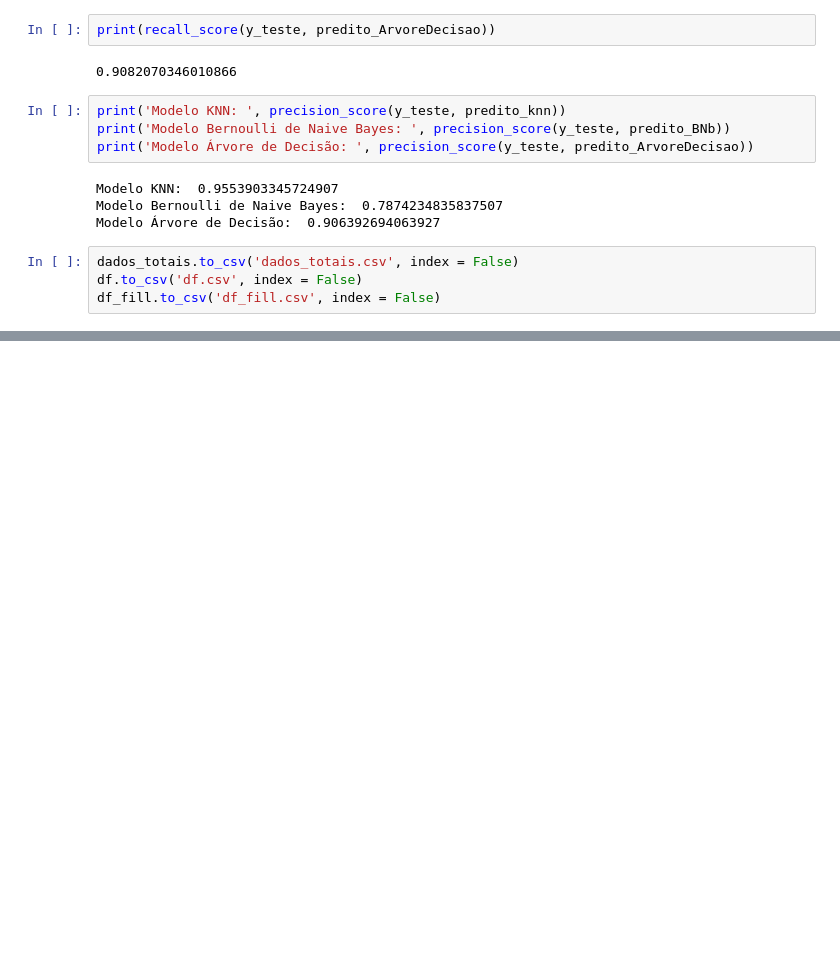
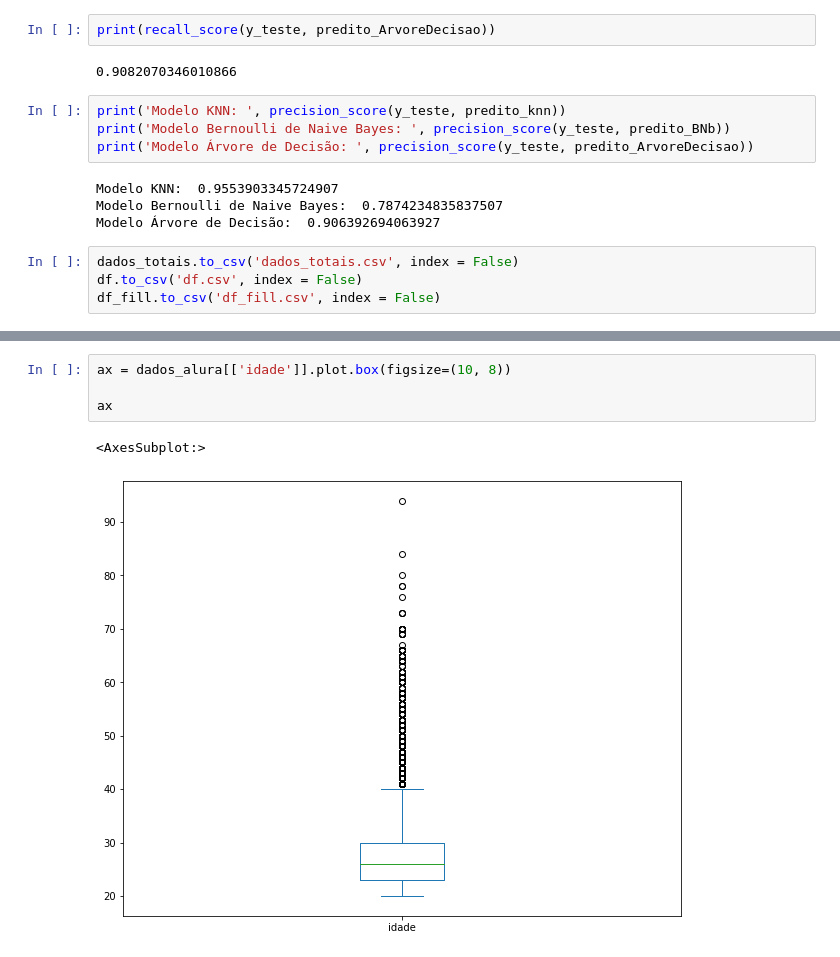
Before and after one commit to FabricioAMonteiro/ChallengeAluraDados, a Jupyter notebook: Análises iniciais Desafio Dados Alura.ipynb, the cells around one changed output, grey strips where cells are left out. Cells and saved outputs as stored; diff of their text form; blank space fills up the shorter version.

```diff
--- a/Análises iniciais Desafio Dados Alura.ipynb
+++ b/Análises iniciais Desafio Dados Alura.ipynb
@@ -1017,0 +1130,7 @@ df_fill.to_csv('df_fill.csv', index = False)
+# %%
+ax = dados_alura[['idade']].plot.box(figsize=(10, 8))
+
+ax
+# %% [output]
+<AxesSubplot:>
+[figure, added]
```
Also changed, not shown: parts of 44 cells of this notebook, 48 other files.
